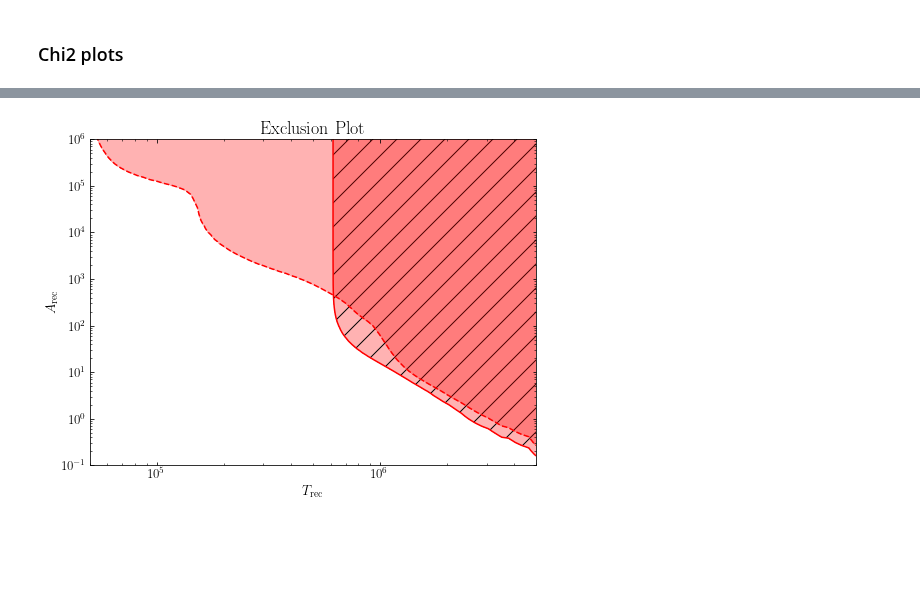
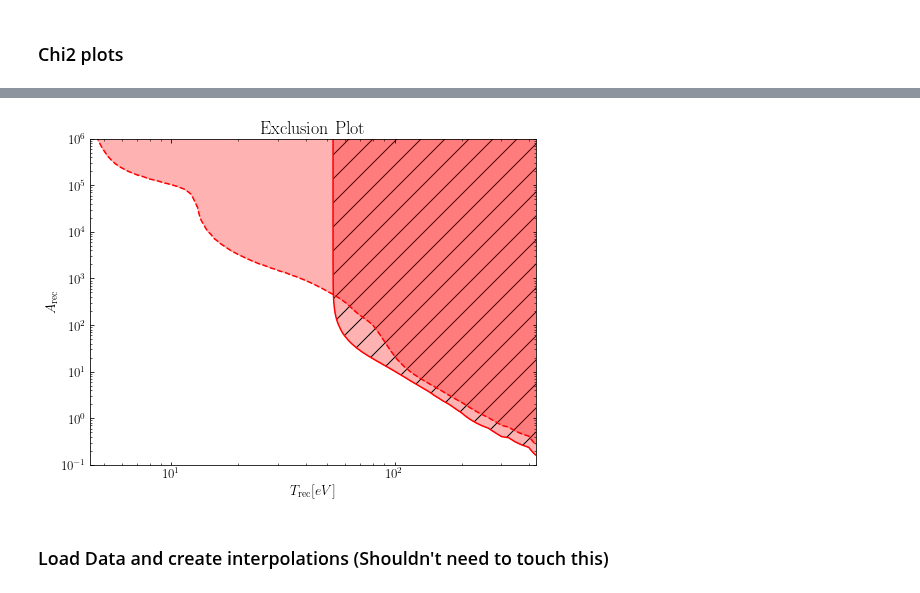
Before and after one commit to NolanSmyth/class_recoupling, a Jupyter notebook: updated_plots.ipynb, the cells around one changed output, grey strips where cells are left out. Saved outputs shown, nothing was run; the diff lists cells and outputs as text; code cells hidden in the pictures; blank space fills up the shorter version.

```diff
--- a/updated_plots.ipynb
+++ b/updated_plots.ipynb
@@ -805,5 +585,5 @@ Model does not fit data
 # %%
-def make_constraint_chisquare():
+def make_constraint_chisquare(constraint_ks_sorted, constraint_pks_sorted, constraint_pk_y_var_sorted, constraint_pk_x_var_sorted):
     chi2_grid = np.zeros((N_points, N_points))
 
     for i, Tr in enumerate(T_rec_strong_arr):
@@ -818,30 +598,5 @@ def make_constraint_chisquare():
             chi2 = np.sum((constraint_pks_sorted - y_interp)**2 / y_total_err**2)
             chi2_grid[i, j] = chi2
     return chi2_grid
-
-def make_constraint_grid_chisquare(chi2_grid):
-    #crit_val = 36.42 #for 24 points
-    crit_val = chi2.isf(0.05, len(constraint_ks_sorted))
-    limit_grid = np.zeros((N_points, N_points))
-    for i in range(N_points):
-        for j in range(N_points):
-            if chi2_grid[i, j] > crit_val:
-                limit_grid[i, j] = 1
-    return limit_grid
-
-def make_constraint_chisquare_extended():
-    chi2_grid = np.zeros((N_points, N_points))
-
-    for i, Tr in enumerate(T_rec_strong_arr):
-        for j, Ar in enumerate(A_rec_strong_arr):
-            test_pks_extended = np.array([pk_strong_interp_n2((Tr, Ar, k)) for k in constraint_ks_sorted_extended])
-            interpolating_function = interp1d(constraint_ks_sorted_extended, test_pks_extended, kind='cubic')
-            y_interp = interpolating_function(constraint_ks_sorted_extended)
-            dx = np.gradient(constraint_ks_sorted_extended)
-            dy_dx = np.gradient(y_interp, dx)
-            y_total_err = np.sqrt(constraint_pk_y_var_sorted_extended**2 + (dy_dx * constraint_pk_x_var_sorted_extended)**2)
-            chi2 = np.sum((constraint_pks_sorted_extended - y_interp)**2 / y_total_err**2)
-            chi2_grid[i, j] = chi2
-    return chi2_grid
 # %%
-chi2_grid = make_constraint_chisquare()
+chi2_grid = make_constraint_chisquare(constraint_ks_sorted, constraint_pks_sorted, constraint_pk_y_var_sorted, constraint_pk_x_var_sorted)
@@ -850,3 +603,2 @@ chi2_grid = make_constraint_chisquare()
 # %%
-chi2_grid_extended = make_constraint_chisquare_extended()
-# limit_grid_chi2_extended = make_constraint_grid_chisquare_extended(chi2_grid_extended)
+chi2_grid_extended = make_constraint_chisquare(constraint_ks_sorted_extended, constraint_pks_sorted_extended, constraint_pk_y_var_sorted_extended, constraint_pk_x_var_sorted_extended)
@@ -948,37 +645,39 @@ Y_new = np.logspace(np.log10(Y.min()), np.log10(Y.max()), 100)
 X_new, Y_new = np.meshgrid(X_new, Y_new)
 
 # Flatten your original data for the griddata function
 points = np.array([X.flatten(), Y.flatten()]).T
 values = chi2_grid.flatten()
 values_extended = chi2_grid_extended.flatten()
 
 # Perform the interpolation
 chi2_grid_new = griddata(points, values, (X_new, Y_new), method='linear')
 chi2_grid_new_extended = griddata(points, values_extended, (X_new, Y_new), method='linear')
 
 # Create the contour plot
 plt.figure(figsize=(8, 6))
 
 # Define the levels for shading
 level = chi2.isf(0.05, len(constraint_ks_sorted))
 level_extended = chi2.isf(0.05, len(constraint_ks_sorted_extended))
 
 # Create the contour plot with shading and hatching
-plt.contour(X_new, Y_new, chi2_grid_new, levels=[level, np.inf], colors='red')
-plt.contour(X_new, Y_new, chi2_grid_new_extended, levels=[level_extended, np.inf], colors='red', linestyles='dashed')
+plt.contour(X_new*ktoev, Y_new, chi2_grid_new, levels=[level, np.inf], colors='red')
+plt.contour(X_new*ktoev, Y_new, chi2_grid_new_extended, levels=[level_extended, np.inf], colors='red', linestyles='dashed')
 
 # Add shading and hatching patterns to the contour plots
-plt.contourf(X_new, Y_new, chi2_grid_new, levels=[level, np.inf], colors='red', hatches=['/'], alpha=0.3)
-plt.contourf(X_new, Y_new, chi2_grid_new_extended, levels=[level_extended, np.inf], colors='red', hatches=[''], alpha=0.3)
+plt.contourf(X_new*ktoev, Y_new, chi2_grid_new, levels=[level, np.inf], colors='red', hatches=['/'], alpha=0.3)
+plt.contourf(X_new*ktoev, Y_new, chi2_grid_new_extended, levels=[level_extended, np.inf], colors='red', hatches=[''], alpha=0.3)
 
 plt.xscale('log')
 plt.yscale('log')
-plt.xlim(5e4, 5e6)
+plt.xlim(5e4*ktoev, 5e6*ktoev)
 plt.ylim(1e-1, 1e6)
-plt.xlabel('$T_\mathrm{rec}$')
+plt.xlabel('$T_\mathrm{rec} [eV]$')
 plt.ylabel('$A_\mathrm{rec}$')
 plt.title('Exclusion Plot')
 # plt.savefig('Figures/chi2_grid_contour_plot.pdf')
 plt.show()
 # %% [output]
-[figure, old version]
+[figure, new version]
+# %% [markdown]
+### Load Data and create interpolations (Shouldn't need to touch this)
```
Also changed, not shown: parts of 32 cells of this notebook, 10 other files.
